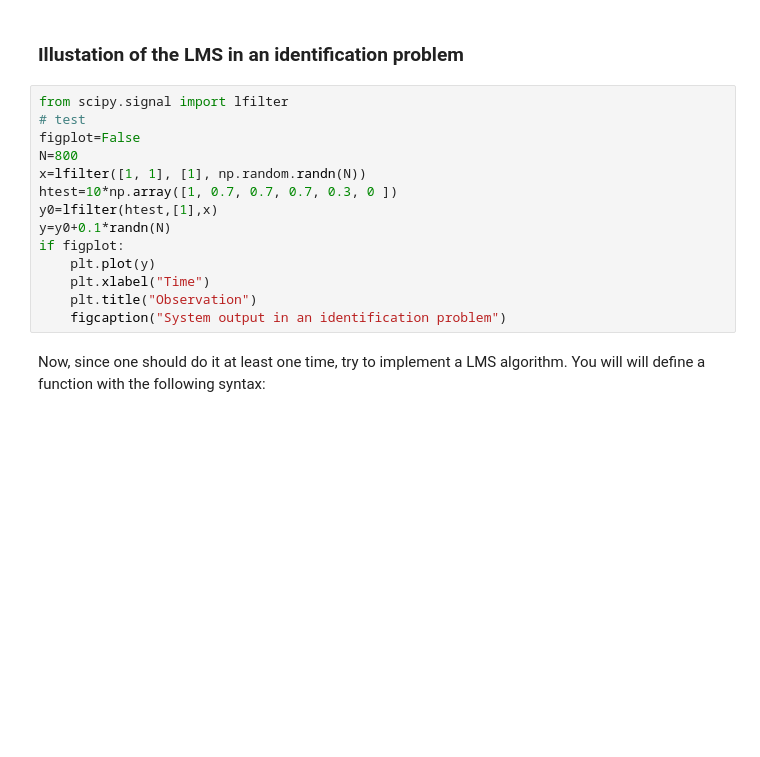
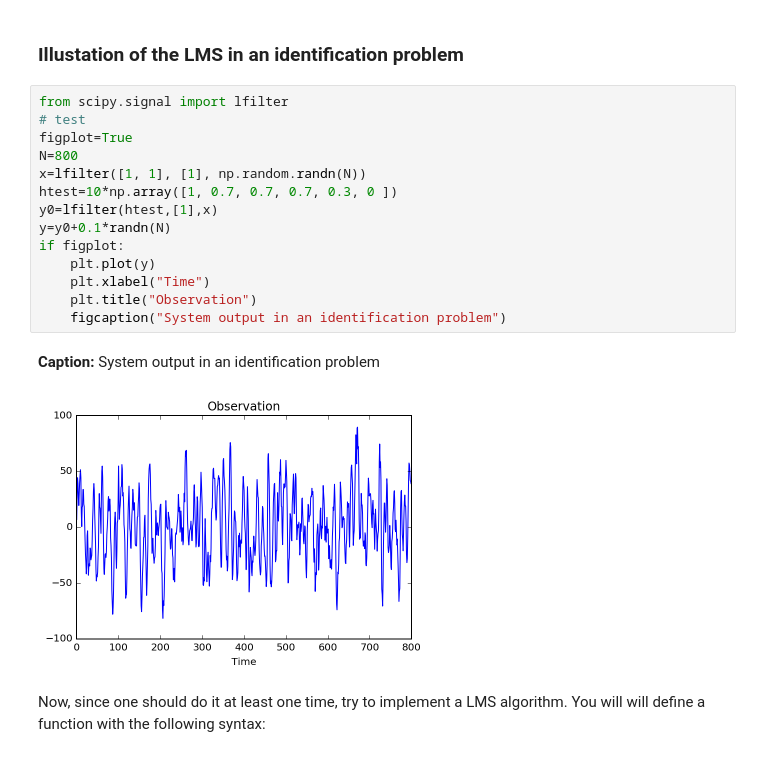
Before and after one commit to jfbercher/LecturesSignalProcessing, a Jupyter notebook: src/Adaptive_versions.ipynb, the cells around one changed output. Saved outputs shown, nothing was run; the diff lists cells and outputs as text; blank space fills up the shorter version.

```diff
--- a/src/Adaptive_versions.ipynb
+++ b/src/Adaptive_versions.ipynb
@@ -130,17 +136,20 @@ In order to illustrate the behavior of the LMS algorithm, we continue the exampl
 # %%
 from scipy.signal import lfilter
 # test
-figplot=False
+figplot=True
 N=800
 x=lfilter([1, 1], [1], np.random.randn(N))
 htest=10*np.array([1, 0.7, 0.7, 0.7, 0.3, 0 ])
 y0=lfilter(htest,[1],x)
 y=y0+0.1*randn(N)
 if figplot:
     plt.plot(y)
     plt.xlabel("Time")
     plt.title("Observation")
     figcaption("System output in an identification problem")
+# %% [output]
+Caption: System output in an identification problem
+[figure, added]
 # %% [markdown]
 Now, since one should do it at least one time, try to implement a LMS algorithm. You will will define a function with the following syntax:
 # %%
```
Also changed, not shown: parts of 10 cells of this notebook, 26 other files.
